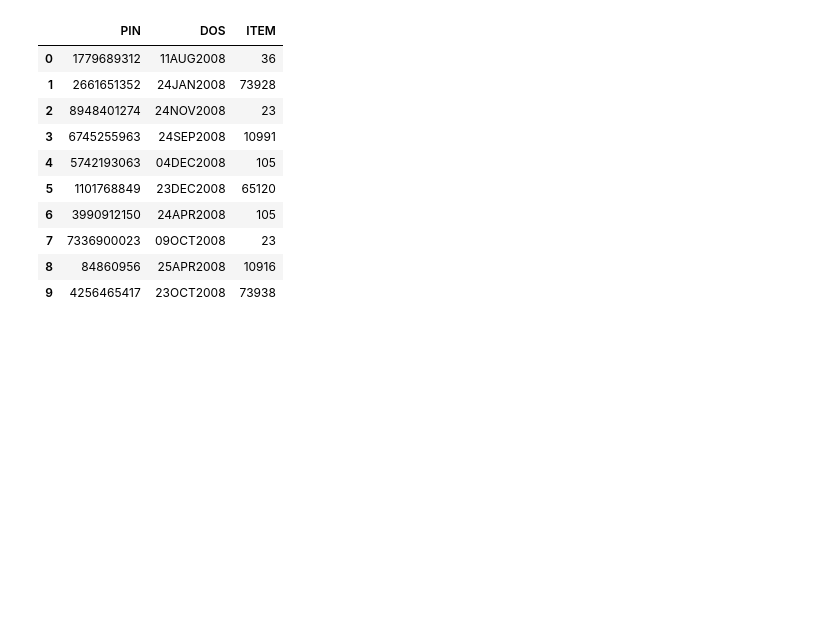
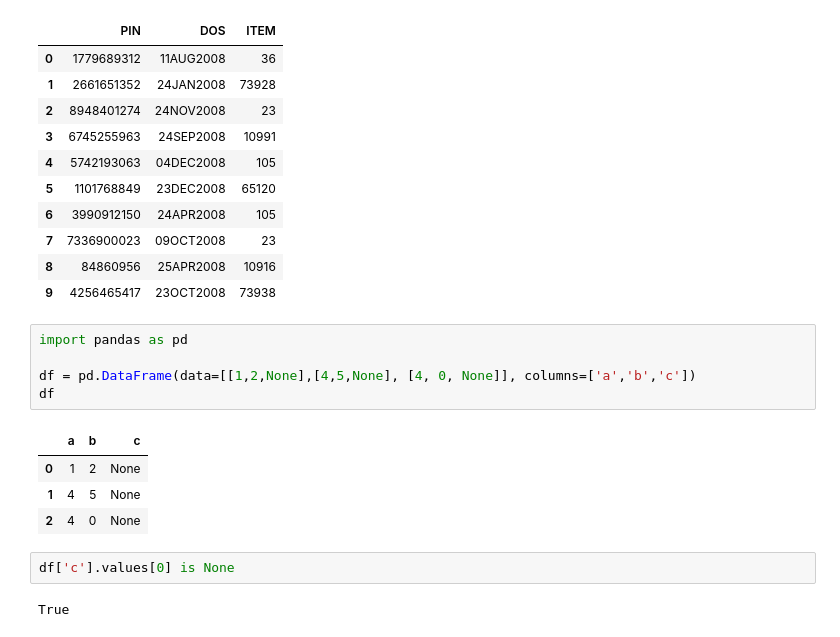
Before and after one commit to samuelefiorini/tangle, a Jupyter notebook: notebooks/dev.ipynb, the cells around one changed output. Saved outputs shown, nothing was run; the diff lists cells and outputs as text; blank space fills up the shorter version.

```diff
--- a/notebooks/dev.ipynb
+++ b/notebooks/dev.ipynb
@@ -350,3 +350,17 @@ array([1779689312, '11AUG2008', 36], dtype=object)
 | 7 | 7336900023 | 09OCT2008 | 23 |
 | 8 | 84860956 | 25APR2008 | 10916 |
 | 9 | 4256465417 | 23OCT2008 | 73938 |
+# %%
+import pandas as pd
+
+df = pd.DataFrame(data=[[1,2,None],[4,5,None], [4, 0, None]], columns=['a','b','c'])
+df
+# %% [output]
+|  | a | b | c |
+| 0 | 1 | 2 | None |
+| 1 | 4 | 5 | None |
+| 2 | 4 | 0 | None |
+# %%
+df['c'].values[0] is None
+# %% [output]
+True
```
Also changed, not shown: parts of 1 cell of this notebook, 3 other files.
